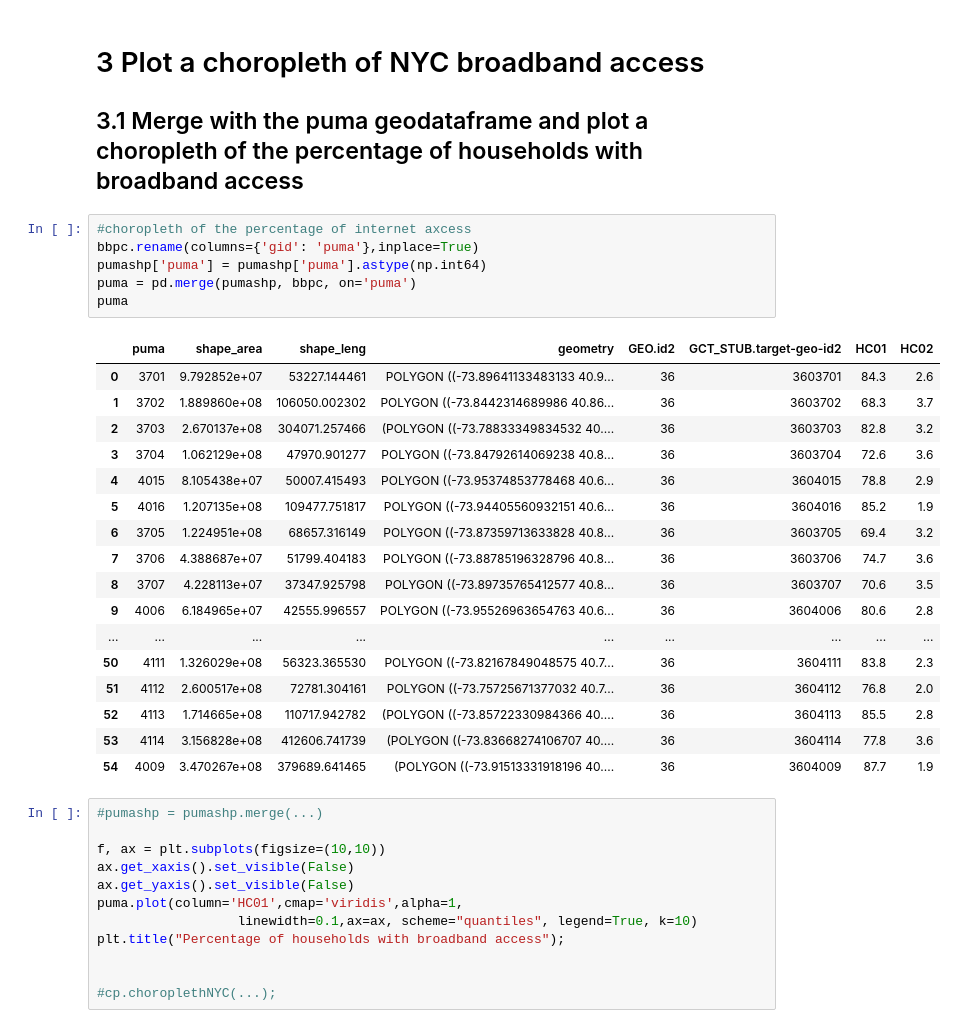
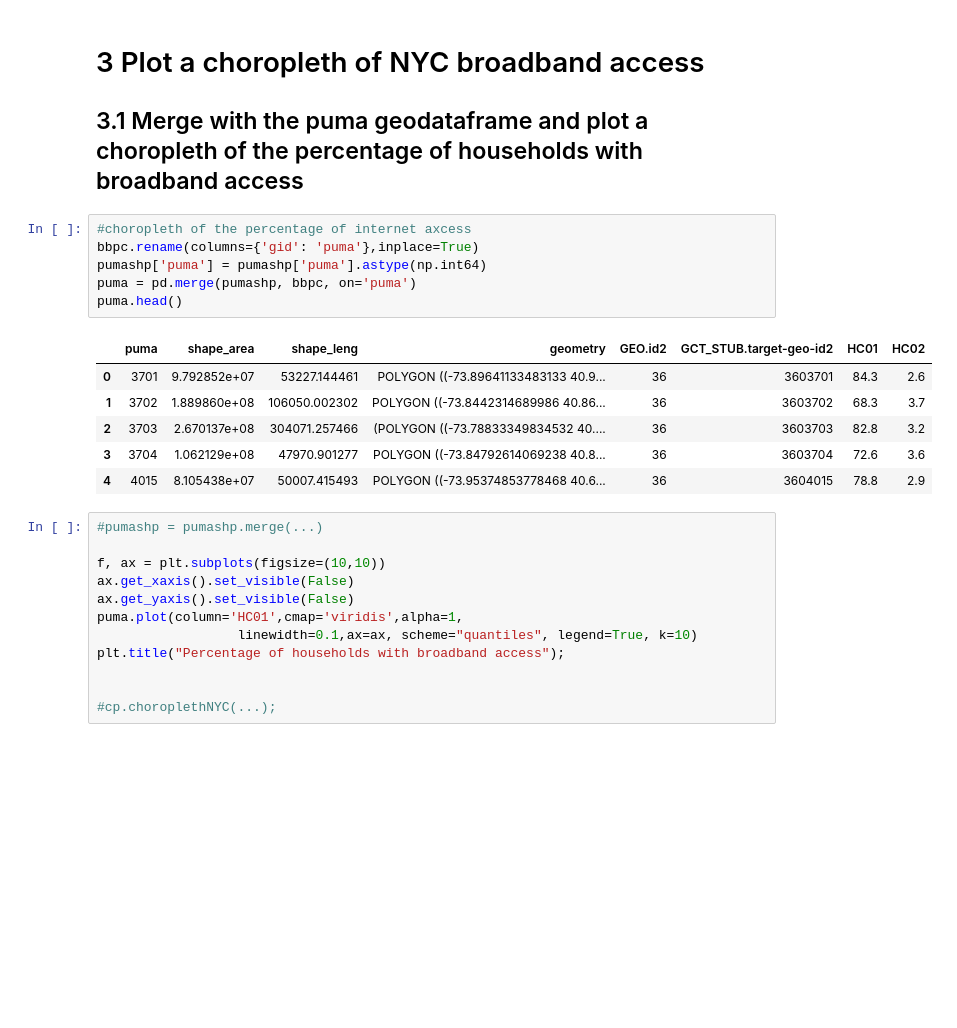
Before and after one commit to kenjiu/PUI2018_ku373, a Jupyter notebook: HW7_ku373/Assignment7.ipynb, the cells around one changed output. Drawn from its saved outputs; the diff is of its cells as text; blank space fills up the shorter version.

```diff
--- a/HW7_ku373/Assignment7.ipynb
+++ b/HW7_ku373/Assignment7.ipynb
@@ -405,27 +386,16 @@ the maximum difference should only be a few percent
 # %%
 #choropleth of the percentage of internet axcess
 bbpc.rename(columns={'gid': 'puma'},inplace=True)
 pumashp['puma'] = pumashp['puma'].astype(np.int64)
 puma = pd.merge(pumashp, bbpc, on='puma')
-puma
+puma.head()
 # %% [output]
 |  | puma | shape_area | shape_leng | geometry | GEO.id2 | GCT_STUB.target-geo-id2 | HC01 | HC02 |
 | 0 | 3701 | 9.792852e+07 | 53227.144461 | POLYGON ((-73.89641133483133 40.9... | 36 | 3603701 | 84.3 | 2.6 |
 | 1 | 3702 | 1.889860e+08 | 106050.002302 | POLYGON ((-73.8442314689986 40.86... | 36 | 3603702 | 68.3 | 3.7 |
 | 2 | 3703 | 2.670137e+08 | 304071.257466 | (POLYGON ((-73.78833349834532 40.... | 36 | 3603703 | 82.8 | 3.2 |
 | 3 | 3704 | 1.062129e+08 | 47970.901277 | POLYGON ((-73.84792614069238 40.8... | 36 | 3603704 | 72.6 | 3.6 |
 | 4 | 4015 | 8.105438e+07 | 50007.415493 | POLYGON ((-73.95374853778468 40.6... | 36 | 3604015 | 78.8 | 2.9 |
-| 5 | 4016 | 1.207135e+08 | 109477.751817 | POLYGON ((-73.94405560932151 40.6... | 36 | 3604016 | 85.2 | 1.9 |
-| 6 | 3705 | 1.224951e+08 | 68657.316149 | POLYGON ((-73.87359713633828 40.8... | 36 | 3603705 | 69.4 | 3.2 |
-| 7 | 3706 | 4.388687e+07 | 51799.404183 | POLYGON ((-73.88785196328796 40.8... | 36 | 3603706 | 74.7 | 3.6 |
-| 8 | 3707 | 4.228113e+07 | 37347.925798 | POLYGON ((-73.89735765412577 40.8... | 36 | 3603707 | 70.6 | 3.5 |
-| 9 | 4006 | 6.184965e+07 | 42555.996557 | POLYGON ((-73.95526963654763 40.6... | 36 | 3604006 | 80.6 | 2.8 |
-| ... | ... | ... | ... | ... | ... | ... | ... | ... |
-| 50 | 4111 | 1.326029e+08 | 56323.365530 | POLYGON ((-73.82167849048575 40.7... | 36 | 3604111 | 83.8 | 2.3 |
-| 51 | 4112 | 2.600517e+08 | 72781.304161 | POLYGON ((-73.75725671377032 40.7... | 36 | 3604112 | 76.8 | 2.0 |
-| 52 | 4113 | 1.714665e+08 | 110717.942782 | (POLYGON ((-73.85722330984366 40.... | 36 | 3604113 | 85.5 | 2.8 |
-| 53 | 4114 | 3.156828e+08 | 412606.741739 | (POLYGON ((-73.83668274106707 40.... | 36 | 3604114 | 77.8 | 3.6 |
-| 54 | 4009 | 3.470267e+08 | 379689.641465 | (POLYGON ((-73.91513331918196 40.... | 36 | 3604009 | 87.7 | 1.9 |
 # %%
 #pumashp = pumashp.merge(...)
 
```
Also changed, not shown: parts of 4 cells of this notebook.
